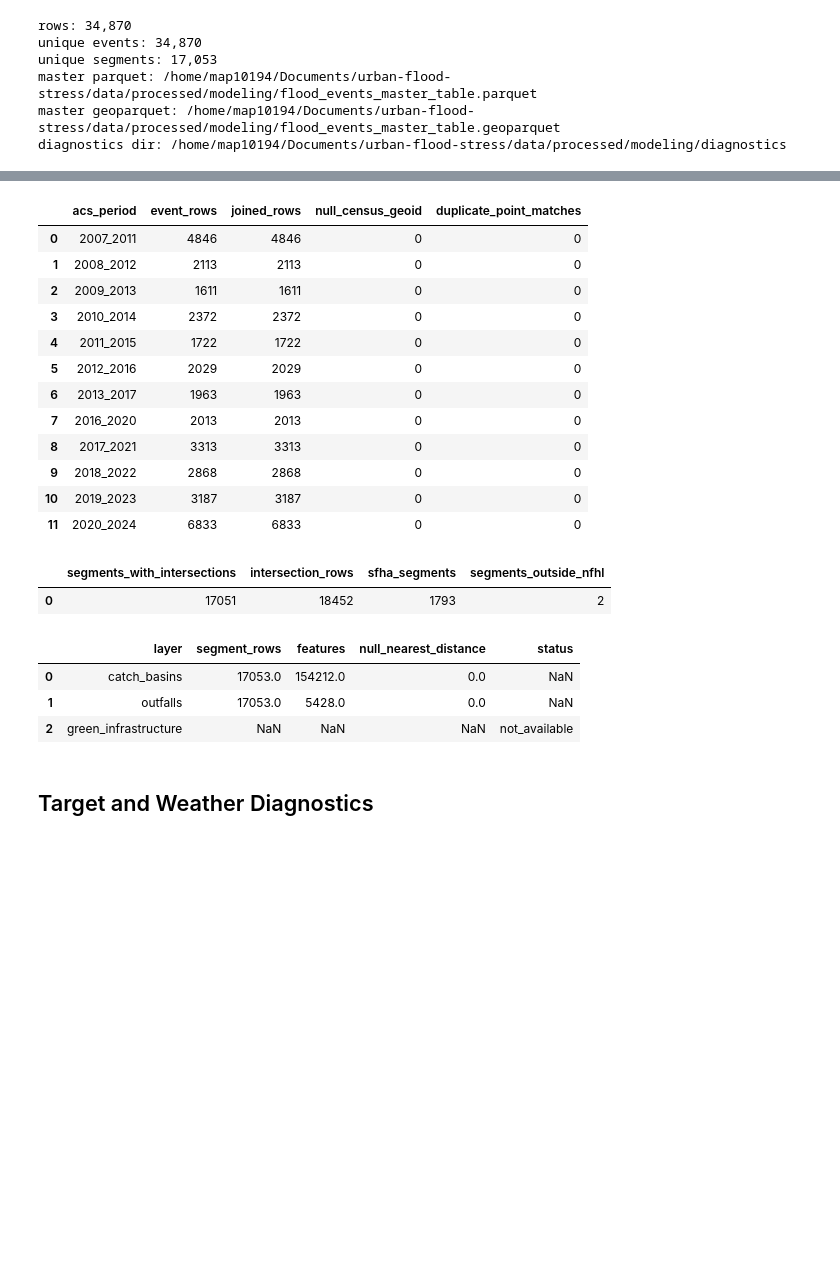
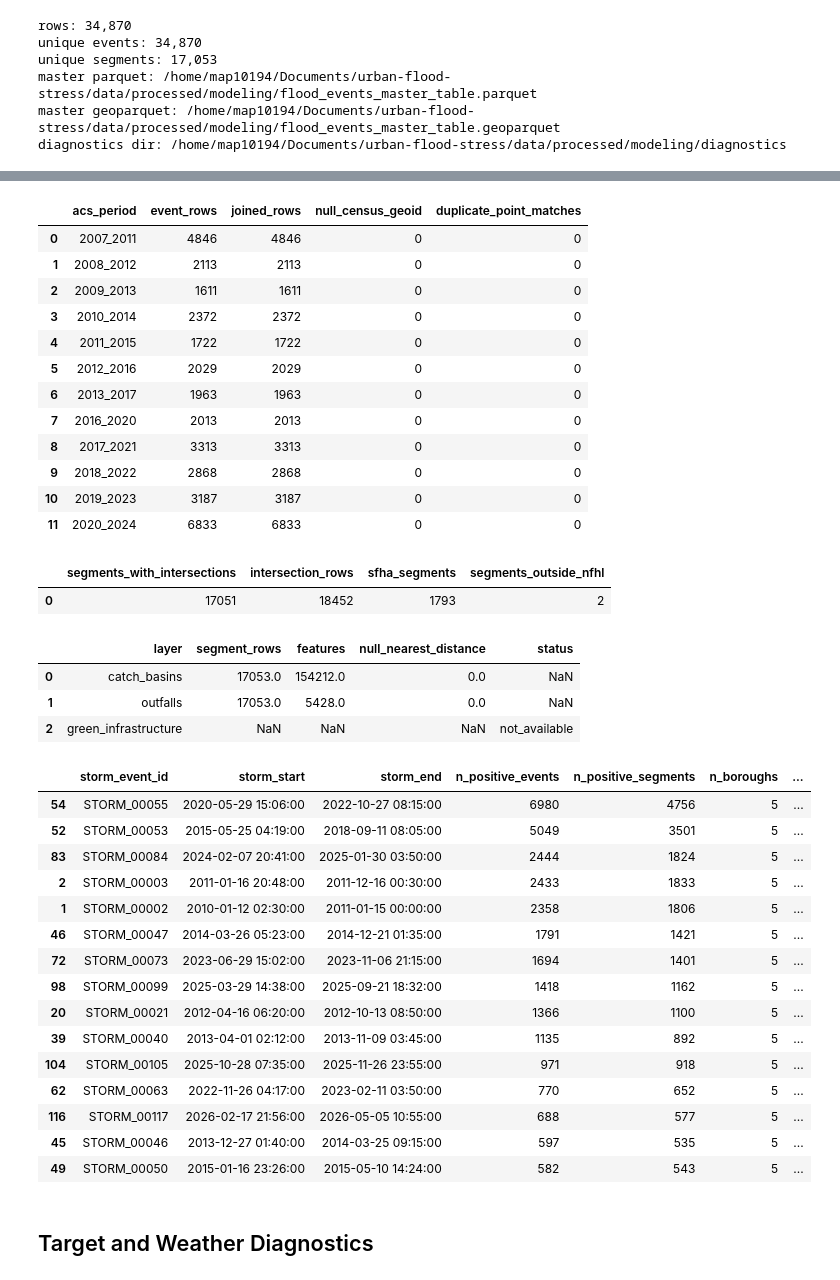
Before and after one commit to marioponce/urban-flood-stress, a Jupyter notebook: notebooks/10_flood-events-master-table.ipynb, the cells around one changed output, grey strips where cells are left out. Drawn from its saved outputs; the diff is of its cells as text; code cells hidden in the pictures; blank space fills up the shorter version.

```diff
--- a/notebooks/10_flood-events-master-table.ipynb
+++ b/notebooks/10_flood-events-master-table.ipynb
@@ -130,6 +152,10 @@ display(diagnostics["missingness_report"].head(40))
 display(diagnostics["census_diagnostics"])
 display(diagnostics["fema_diagnostics"])
 display(diagnostics["infrastructure_diagnostics"])
+
+storm_summary_path = DIAGNOSTICS_DIR / "storm_event_summary.csv"
+if storm_summary_path.exists():
+    display(pd.read_csv(storm_summary_path).sort_values("n_positive_events", ascending=False).head(15))
 # %% [output]
 |  | column | null_count | null_share | dtype |
 | 0 | posted_speed | 2746 | 0.078750 | float64 |
@@ -140,33 +166,49 @@ display(diagnostics["infrastructure_diagnostics"])
 | 5 | street_width_max | 2262 | 0.064870 | float64 |
 | 6 | street_width_min | 2247 | 0.064439 | float64 |
 | 7 | total_lanes | 2244 | 0.064353 | float64 |
 | 8 | census_no_vehicle_share | 795 | 0.022799 | float64 |
 | 9 | census_renter_share | 795 | 0.022799 | float64 |
 | ... | ... | ... | ... | ... |
 | 35 | census_borough | 0 | 0.000000 | str |
 | 36 | census_geography_base | 0 | 0.000000 | str |
 | 37 | census_geoid | 0 | 0.000000 | str |
 | 38 | census_tiger_year | 0 | 0.000000 | float64 |
 | 39 | complaint_borough_mode | 0 | 0.000000 | string |
 |  | acs_period | event_rows | joined_rows | null_census_geoid | duplicate_point_matches |
 | 0 | 2007_2011 | 4846 | 4846 | 0 | 0 |
 | 1 | 2008_2012 | 2113 | 2113 | 0 | 0 |
 | 2 | 2009_2013 | 1611 | 1611 | 0 | 0 |
 | 3 | 2010_2014 | 2372 | 2372 | 0 | 0 |
 | 4 | 2011_2015 | 1722 | 1722 | 0 | 0 |
 | 5 | 2012_2016 | 2029 | 2029 | 0 | 0 |
 | 6 | 2013_2017 | 1963 | 1963 | 0 | 0 |
 | 7 | 2016_2020 | 2013 | 2013 | 0 | 0 |
 | 8 | 2017_2021 | 3313 | 3313 | 0 | 0 |
 | 9 | 2018_2022 | 2868 | 2868 | 0 | 0 |
 | 10 | 2019_2023 | 3187 | 3187 | 0 | 0 |
 | 11 | 2020_2024 | 6833 | 6833 | 0 | 0 |
 |  | segments_with_intersections | intersection_rows | sfha_segments | segments_outside_nfhl |
 | 0 | 17051 | 18452 | 1793 | 2 |
 |  | layer | segment_rows | features | null_nearest_distance | status |
 | 0 | catch_basins | 17053.0 | 154212.0 | 0.0 | NaN |
 | 1 | outfalls | 17053.0 | 5428.0 | 0.0 | NaN |
 | 2 | green_infrastructure | NaN | NaN | NaN | not_available |
+|  | storm_event_id | storm_start | storm_end | n_positive_events | n_positive_segments | n_boroughs | ... |
+| 54 | STORM_00055 | 2020-05-29 15:06:00 | 2022-10-27 08:15:00 | 6980 | 4756 | 5 | ... |
+| 52 | STORM_00053 | 2015-05-25 04:19:00 | 2018-09-11 08:05:00 | 5049 | 3501 | 5 | ... |
+| 83 | STORM_00084 | 2024-02-07 20:41:00 | 2025-01-30 03:50:00 | 2444 | 1824 | 5 | ... |
+| 2 | STORM_00003 | 2011-01-16 20:48:00 | 2011-12-16 00:30:00 | 2433 | 1833 | 5 | ... |
+| 1 | STORM_00002 | 2010-01-12 02:30:00 | 2011-01-15 00:00:00 | 2358 | 1806 | 5 | ... |
+| 46 | STORM_00047 | 2014-03-26 05:23:00 | 2014-12-21 01:35:00 | 1791 | 1421 | 5 | ... |
+| 72 | STORM_00073 | 2023-06-29 15:02:00 | 2023-11-06 21:15:00 | 1694 | 1401 | 5 | ... |
+| 98 | STORM_00099 | 2025-03-29 14:38:00 | 2025-09-21 18:32:00 | 1418 | 1162 | 5 | ... |
+| 20 | STORM_00021 | 2012-04-16 06:20:00 | 2012-10-13 08:50:00 | 1366 | 1100 | 5 | ... |
+| 39 | STORM_00040 | 2013-04-01 02:12:00 | 2013-11-09 03:45:00 | 1135 | 892 | 5 | ... |
+| 104 | STORM_00105 | 2025-10-28 07:35:00 | 2025-11-26 23:55:00 | 971 | 918 | 5 | ... |
+| 62 | STORM_00063 | 2022-11-26 04:17:00 | 2023-02-11 03:50:00 | 770 | 652 | 5 | ... |
+| 116 | STORM_00117 | 2026-02-17 21:56:00 | 2026-05-05 10:55:00 | 688 | 577 | 5 | ... |
+| 45 | STORM_00046 | 2013-12-27 01:40:00 | 2014-03-25 09:15:00 | 597 | 535 | 5 | ... |
+| 49 | STORM_00050 | 2015-01-16 23:26:00 | 2015-05-10 14:24:00 | 582 | 543 | 5 | ... |
 # %% [markdown]
 ## Target and Weather Diagnostics
 # %%
```
Also changed, not shown: parts of 9 cells of this notebook, 14 other files.
